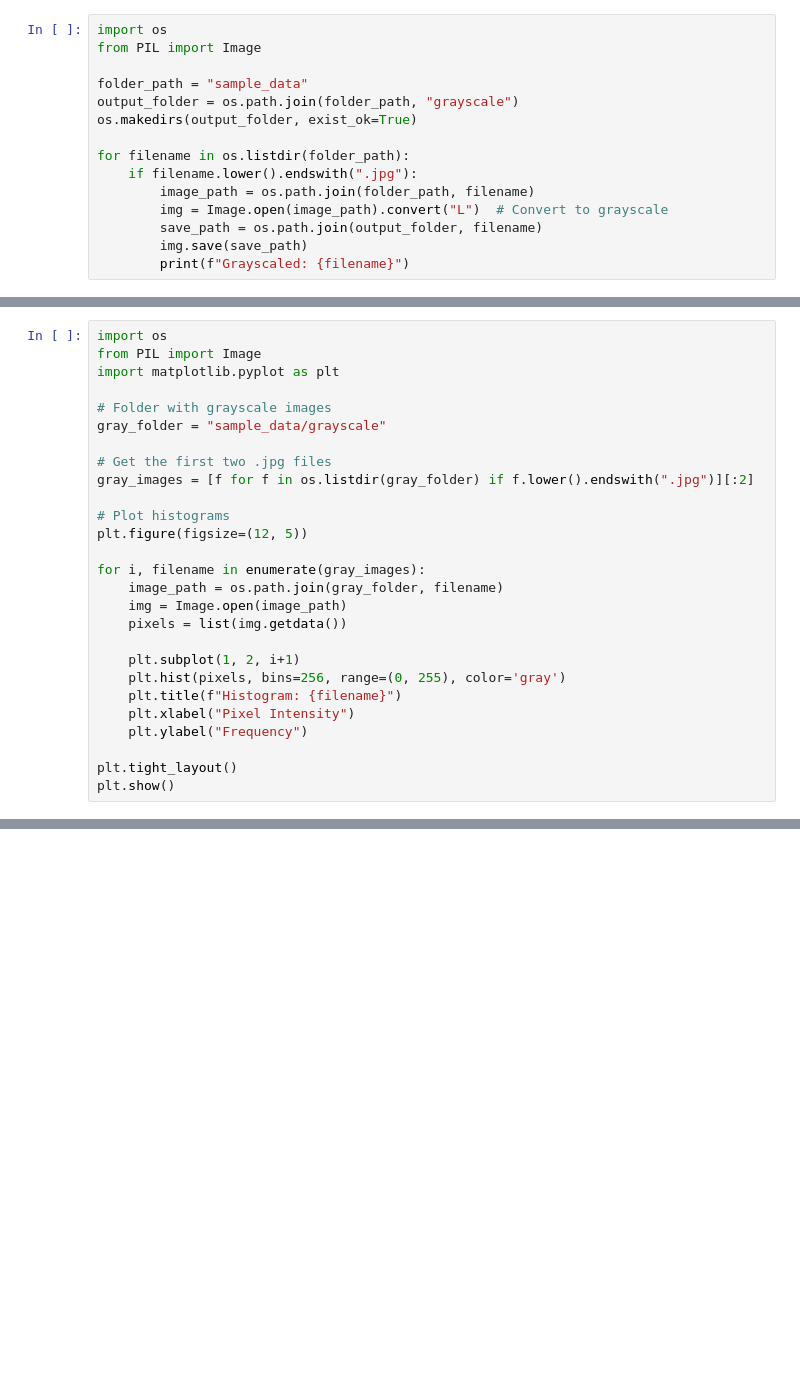
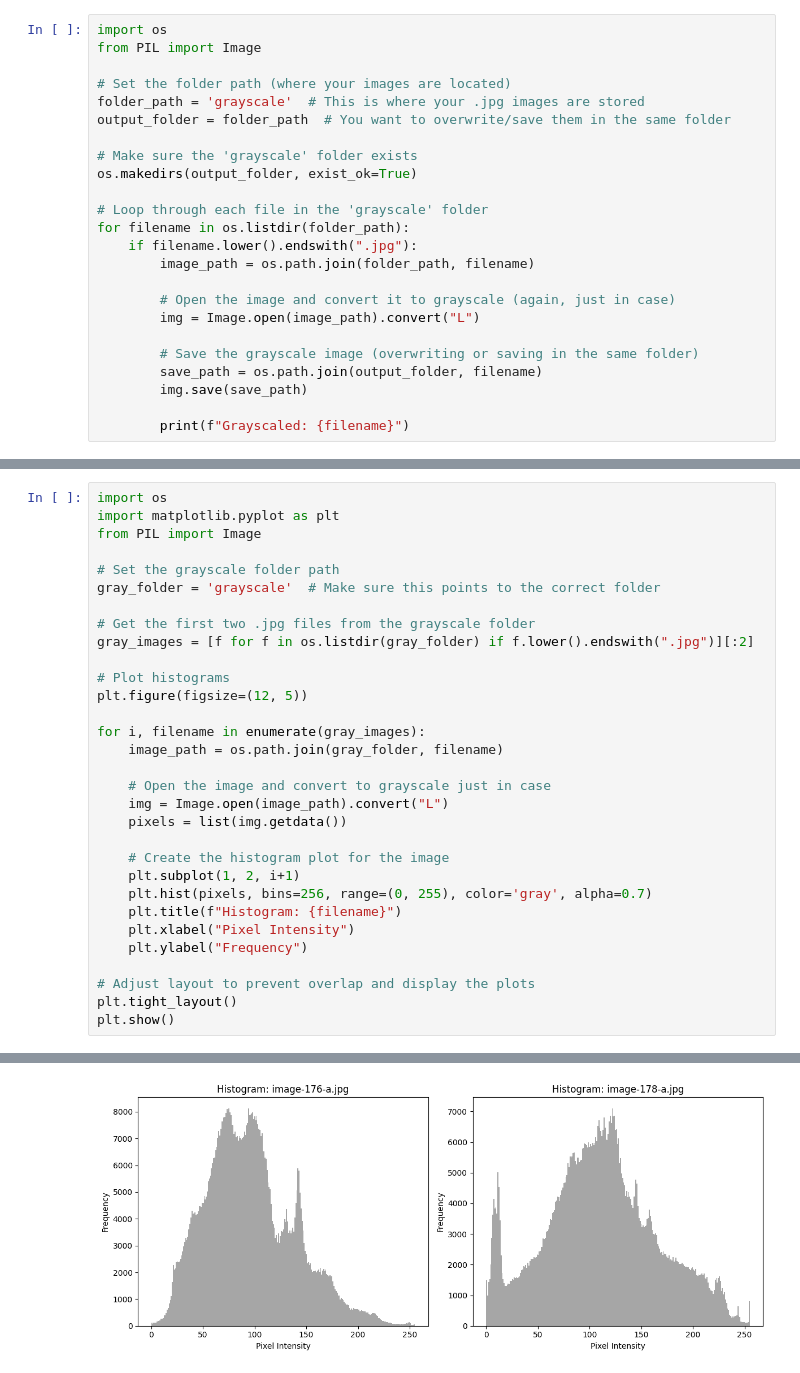
Before and after one commit to lauren1turner/DS4002_LAM, a Jupyter notebook: EDA_project3.ipynb, the cells around one changed output, grey strips where cells are left out. Saved outputs shown, nothing was run; the diff lists cells and outputs as text; blank space fills up the shorter version.

Commit message:
Converting images into grayscale and confirmation

```diff
--- a/EDA_project3.ipynb
+++ b/EDA_project3.ipynb
@@ -27,14 +4,23 @@ IsADirectoryError: [Errno 21] Is a directory: 'sample_data'
 import os
 from PIL import Image
 
-folder_path = "sample_data"
-output_folder = os.path.join(folder_path, "grayscale")
+# Set the folder path (where your images are located)
+folder_path = 'grayscale'  # This is where your .jpg images are stored
+output_folder = folder_path  # You want to overwrite/save them in the same folder
+
+# Make sure the 'grayscale' folder exists
 os.makedirs(output_folder, exist_ok=True)
 
+# Loop through each file in the 'grayscale' folder
 for filename in os.listdir(folder_path):
     if filename.lower().endswith(".jpg"):
         image_path = os.path.join(folder_path, filename)
-        img = Image.open(image_path).convert("L")  # Convert to grayscale
+
+        # Open the image and convert it to grayscale (again, just in case)
+        img = Image.open(image_path).convert("L")
+
+        # Save the grayscale image (overwriting or saving in the same folder)
         save_path = os.path.join(output_folder, filename)
         img.save(save_path)
+
         print(f"Grayscaled: {filename}")
@@ -41,12 +45,12 @@ for filename in os.listdir(folder_path):
 # %%
 import os
+import matplotlib.pyplot as plt
 from PIL import Image
-import matplotlib.pyplot as plt
 
-# Folder with grayscale images
-gray_folder = "sample_data/grayscale"
+# Set the grayscale folder path
+gray_folder = 'grayscale'  # Make sure this points to the correct folder
 
-# Get the first two .jpg files
+# Get the first two .jpg files from the grayscale folder
 gray_images = [f for f in os.listdir(gray_folder) if f.lower().endswith(".jpg")][:2]
 
 # Plot histograms
@@ -54,15 +58,19 @@ plt.figure(figsize=(12, 5))
 
 for i, filename in enumerate(gray_images):
     image_path = os.path.join(gray_folder, filename)
-    img = Image.open(image_path)
+
+    # Open the image and convert to grayscale just in case
+    img = Image.open(image_path).convert("L")
     pixels = list(img.getdata())
 
+    # Create the histogram plot for the image
     plt.subplot(1, 2, i+1)
-    plt.hist(pixels, bins=256, range=(0, 255), color='gray')
+    plt.hist(pixels, bins=256, range=(0, 255), color='gray', alpha=0.7)
     plt.title(f"Histogram: {filename}")
     plt.xlabel("Pixel Intensity")
     plt.ylabel("Frequency")
 
+# Adjust layout to prevent overlap and display the plots
 plt.tight_layout()
 plt.show()
 # %% [output]
@@ -69,0 +77 @@ plt.show()
+[figure, added]
```
Also changed, not shown: parts of 4 cells of this notebook.
